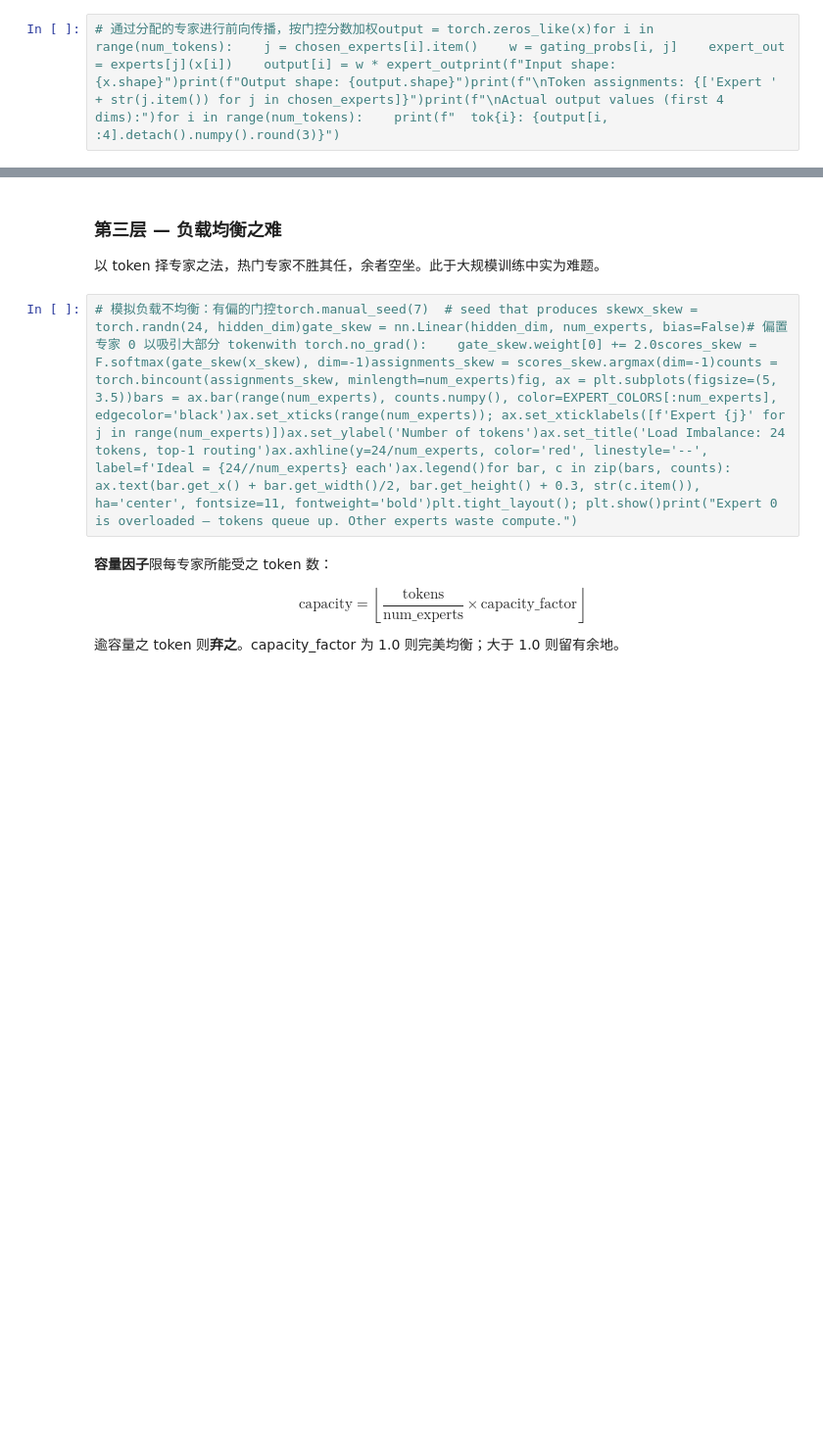
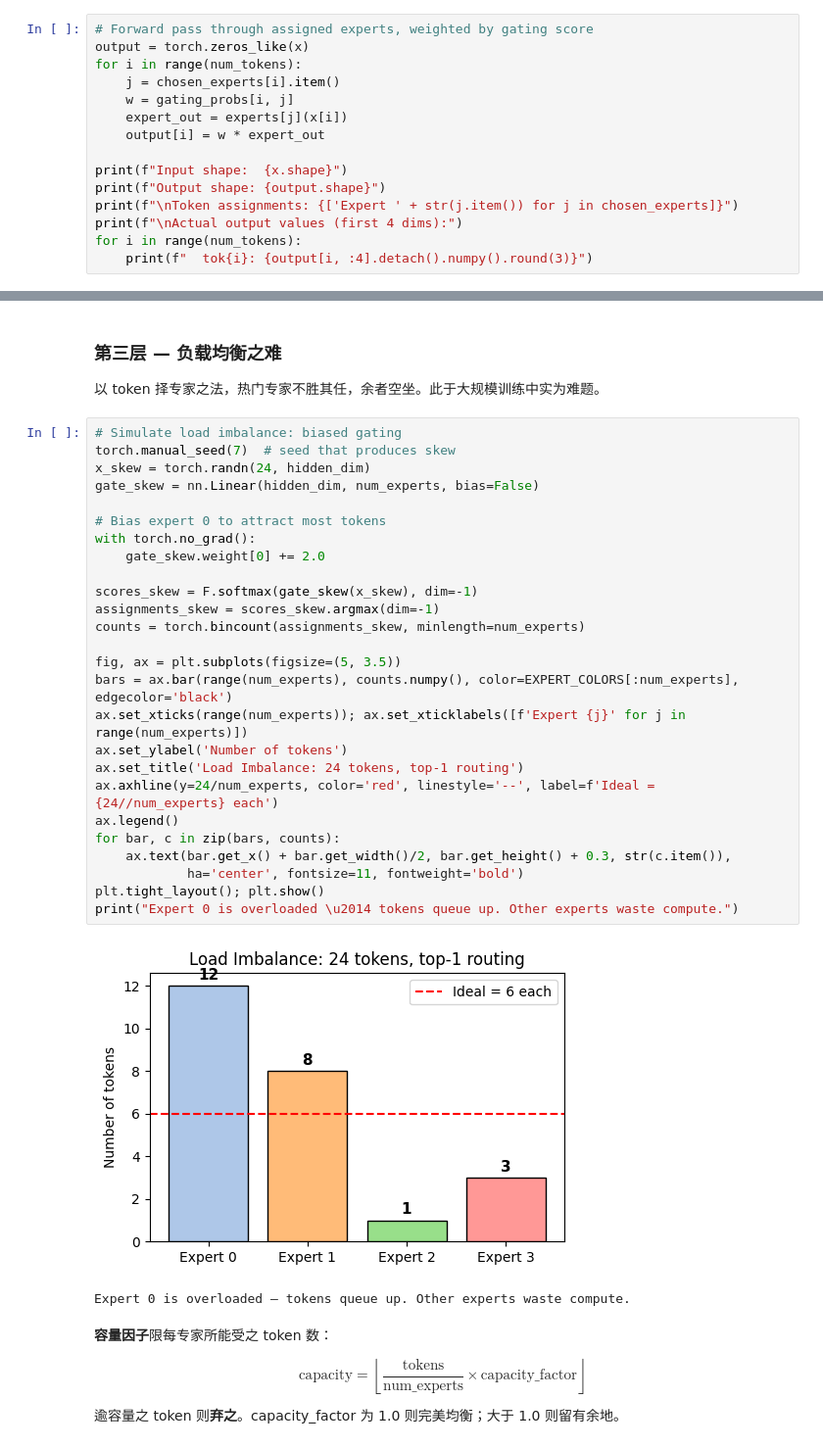
Before and after one commit to chuanbei2026/model-parallelism-tutorial, a Jupyter notebook: notebooks/06-expert-parallelism/ep.lzh.ipynb, the cells around one changed output, grey strips where cells are left out. Shown at 98% size. Drawn from its saved outputs; the diff is of its cells as text; blank space fills up the shorter version.

```diff
--- a/notebooks/06-expert-parallelism/ep.lzh.ipynb
+++ b/notebooks/06-expert-parallelism/ep.lzh.ipynb
@@ -75,4 +129,17 @@ print("Each row sums to 1 — the gate distributes probability across experts.")
 # %% [markdown]
 每专家处理其所分之 token，输出以门控分数加权：
 # %%
-# 通过分配的专家进行前向传播，按门控分数加权output = torch.zeros_like(x)for i in range(num_tokens):    j = chosen_experts[i].item()    w = gating_probs[i, j]    expert_out = experts[j](x[i])    output[i] = w * expert_outprint(f"Input shape:  {x.shape}")print(f"Output shape: {output.shape}")print(f"\nToken assignments: {['Expert ' + str(j.item()) for j in chosen_experts]}")print(f"\nActual output values (first 4 dims):")for i in range(num_tokens):    print(f"  tok{i}: {output[i, :4].detach().numpy().round(3)}")
+# Forward pass through assigned experts, weighted by gating score
+output = torch.zeros_like(x)
+for i in range(num_tokens):
+    j = chosen_experts[i].item()
+    w = gating_probs[i, j]
+    expert_out = experts[j](x[i])
+    output[i] = w * expert_out
+
+print(f"Input shape:  {x.shape}")
+print(f"Output shape: {output.shape}")
+print(f"\nToken assignments: {['Expert ' + str(j.item()) for j in chosen_experts]}")
+print(f"\nActual output values (first 4 dims):")
+for i in range(num_tokens):
+    print(f"  tok{i}: {output[i, :4].detach().numpy().round(3)}")
@@ -97,7 +307,34 @@ $$y_i = w_{i,1} \cdot E_{j_1}(x_i) + w_{i,2} \cdot E_{j_2}(x_i)$$
 
 以 token 择专家之法，热门专家不胜其任，余者空坐。此于大规模训练中实为难题。
 # %%
-# 模拟负载不均衡：有偏的门控torch.manual_seed(7)  # seed that produces skewx_skew = torch.randn(24, hidden_dim)gate_skew = nn.Linear(hidden_dim, num_experts, bias=False)# 偏置专家 0 以吸引大部分 tokenwith torch.no_grad():    gate_skew.weight[0] += 2.0scores_skew = F.softmax(gate_skew(x_skew), dim=-1)assignments_skew = scores_skew.argmax(dim=-1)counts = torch.bincount(assignments_skew, minlength=num_experts)fig, ax = plt.subplots(figsize=(5, 3.5))bars = ax.bar(range(num_experts), counts.numpy(), color=EXPERT_COLORS[:num_experts], edgecolor='black')ax.set_xticks(range(num_experts)); ax.set_xticklabels([f'Expert {j}' for j in range(num_experts)])ax.set_ylabel('Number of tokens')ax.set_title('Load Imbalance: 24 tokens, top-1 routing')ax.axhline(y=24/num_experts, color='red', linestyle='--', label=f'Ideal = {24//num_experts} each')ax.legend()for bar, c in zip(bars, counts):    ax.text(bar.get_x() + bar.get_width()/2, bar.get_height() + 0.3, str(c.item()),            ha='center', fontsize=11, fontweight='bold')plt.tight_layout(); plt.show()print("Expert 0 is overloaded — tokens queue up. Other experts waste compute.")
+# Simulate load imbalance: biased gating
+torch.manual_seed(7)  # seed that produces skew
+x_skew = torch.randn(24, hidden_dim)
+gate_skew = nn.Linear(hidden_dim, num_experts, bias=False)
+
+# Bias expert 0 to attract most tokens
+with torch.no_grad():
+    gate_skew.weight[0] += 2.0
+
+scores_skew = F.softmax(gate_skew(x_skew), dim=-1)
+assignments_skew = scores_skew.argmax(dim=-1)
+counts = torch.bincount(assignments_skew, minlength=num_experts)
+
+fig, ax = plt.subplots(figsize=(5, 3.5))
+bars = ax.bar(range(num_experts), counts.numpy(), color=EXPERT_COLORS[:num_experts], edgecolor='black')
+ax.set_xticks(range(num_experts)); ax.set_xticklabels([f'Expert {j}' for j in range(num_experts)])
+ax.set_ylabel('Number of tokens')
+ax.set_title('Load Imbalance: 24 tokens, top-1 routing')
+ax.axhline(y=24/num_experts, color='red', linestyle='--', label=f'Ideal = {24//num_experts} each')
+ax.legend()
+for bar, c in zip(bars, counts):
+    ax.text(bar.get_x() + bar.get_width()/2, bar.get_height() + 0.3, str(c.item()),
+            ha='center', fontsize=11, fontweight='bold')
+plt.tight_layout(); plt.show()
+print("Expert 0 is overloaded \u2014 tokens queue up. Other experts waste compute.")
+# %% [output]
+[figure, added]
+Expert 0 is overloaded — tokens queue up. Other experts waste compute.
 # %% [markdown]
 **容量因子**限每专家所能受之 token 数：
 
```
Also changed, not shown: parts of 17 cells of this notebook, 3 other files.
